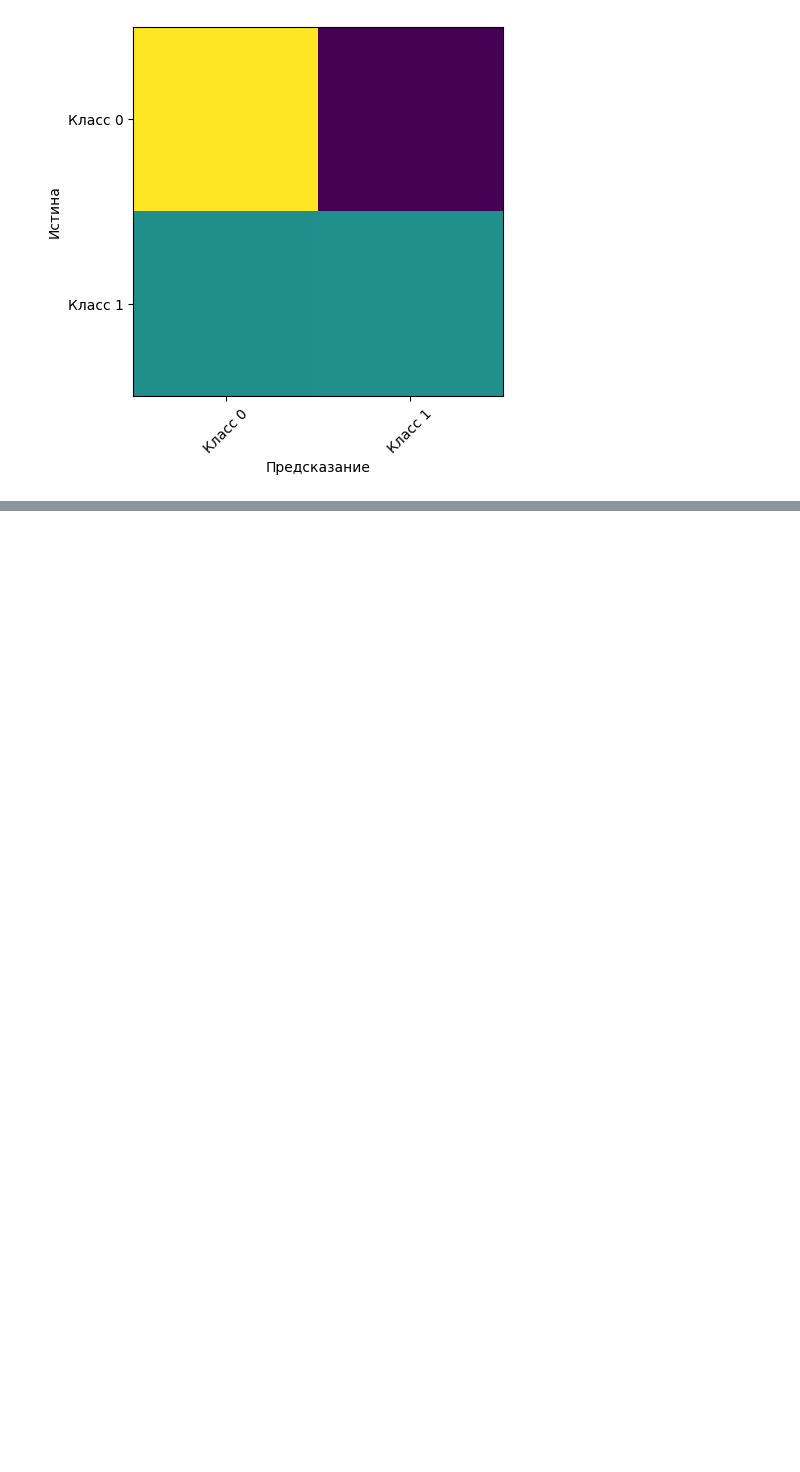
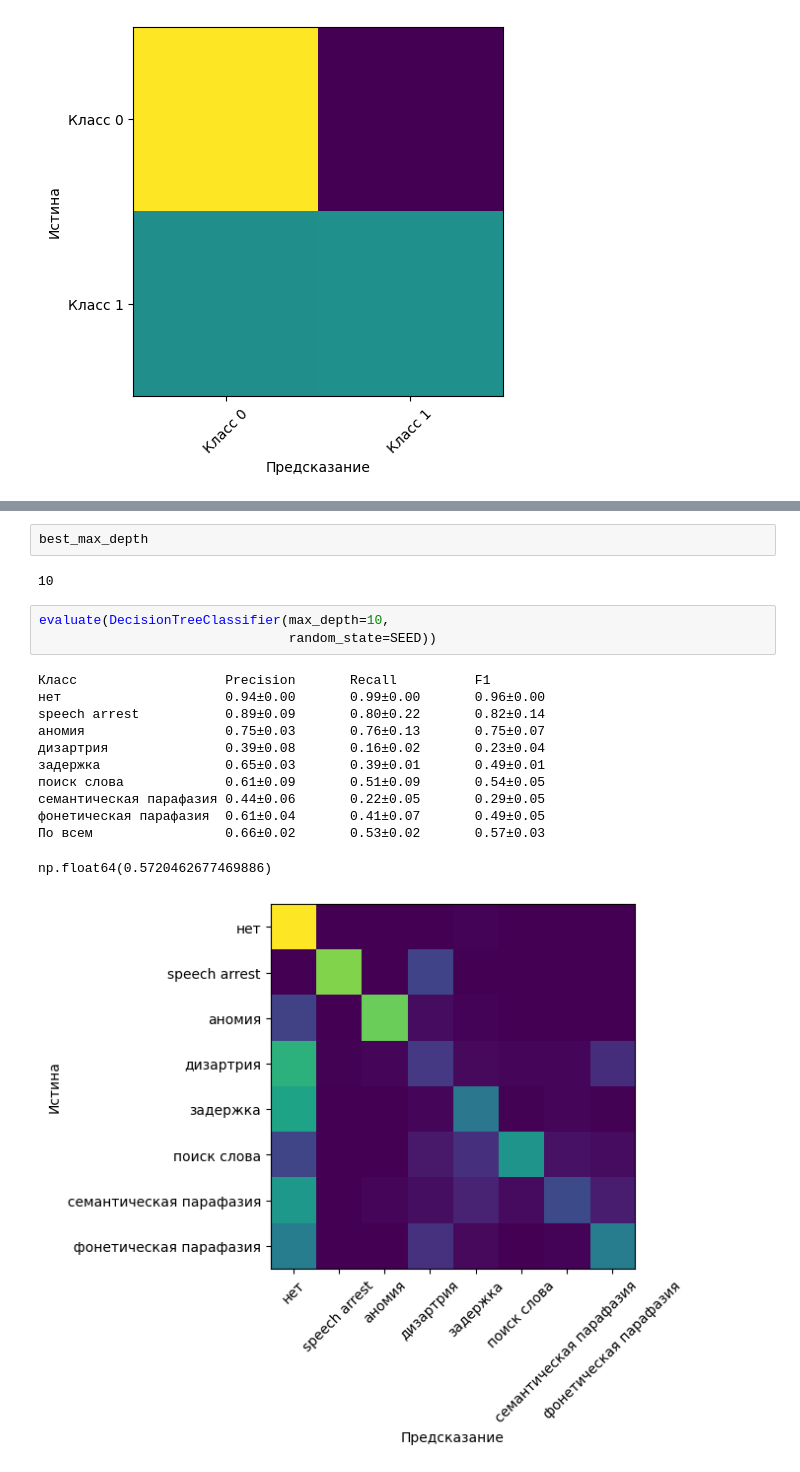
Before and after one commit to vmgorelikov/Automated-Classification-of-Language-Eloquent-Areas-in-Neurotypical-Individuals, a Jupyter notebook: notebooks/feature_and_model_selection.ipynb, the cells around one changed output, grey strips where cells are left out. Saved outputs shown, nothing was run; the diff lists cells and outputs as text; blank space fills up the shorter version.

```diff
--- a/notebooks/feature_and_model_selection.ipynb
+++ b/notebooks/feature_and_model_selection.ipynb
@@ -223,0 +242,20 @@ np.float64(0.784820707513585)
+# %%
+best_max_depth
+# %% [output]
+10
+# %%
+evaluate(DecisionTreeClassifier(max_depth=10,
+                                random_state=SEED))
+# %% [output]
+Класс                   Precision       Recall          F1
+нет                     0.94±0.00       0.99±0.00       0.96±0.00
+speech arrest           0.89±0.09       0.80±0.22       0.82±0.14
+аномия                  0.75±0.03       0.76±0.13       0.75±0.07
+дизартрия               0.39±0.08       0.16±0.02       0.23±0.04
+задержка                0.65±0.03       0.39±0.01       0.49±0.01
+поиск слова             0.61±0.09       0.51±0.09       0.54±0.05
+семантическая парафазия 0.44±0.06       0.22±0.05       0.29±0.05
+фонетическая парафазия  0.61±0.04       0.41±0.07       0.49±0.05
+По всем                 0.66±0.02       0.53±0.02       0.57±0.03
+np.float64(0.5720462677469886)
+[figure, added]
```
Also changed, not shown: parts of 6 cells of this notebook.
